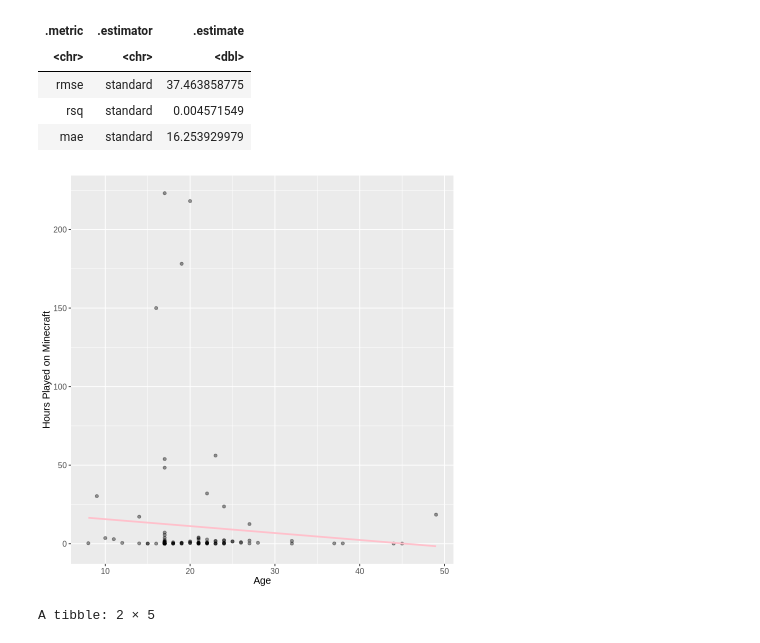
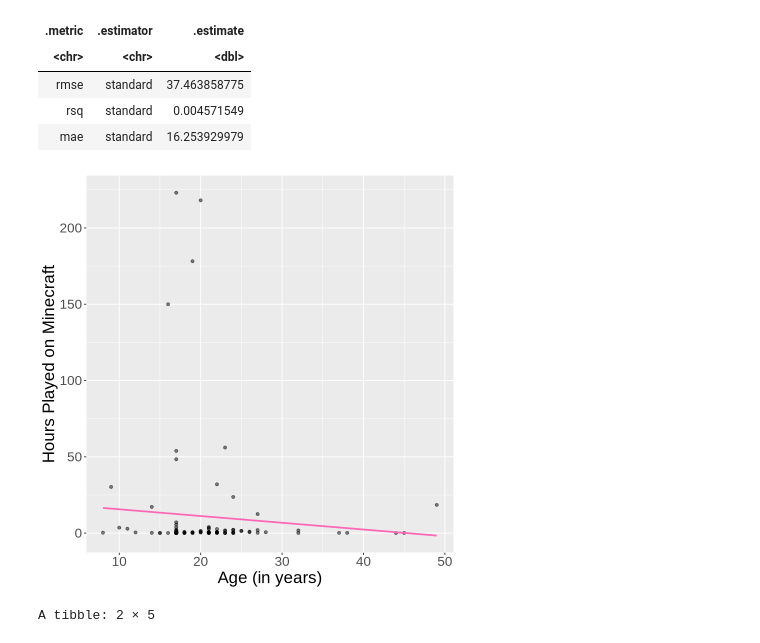
Before and after one commit to cindyttt/dsci-100-2025-final-project, a Jupyter notebook: analysis.ipynb, the cells around one changed output. Cells and saved outputs as stored; diff of their text form; code cells hidden in the pictures.

```diff
--- a/analysis.ipynb
+++ b/analysis.ipynb
@@ -160,18 +160,18 @@ Age_preds <- predict(lm_fit, new_data = Age_prediction_grid) |>
   bind_cols(Age_prediction_grid)
 # %%
 lm_plot_final <- ggplot(players_final, aes(x = Age, y = played_hours)) +
-  geom_point(alpha = 0.4) +
+  geom_point(alpha = 0.5) +
   geom_line(data = Age_preds,
             mapping = aes(x = Age, y = .pred),
-            color = "pink",
+            color = "hotpink",
             linewidth = 1) +
-  xlab("Age") +
+  xlab("Age (in years)") +
   ylab("Hours Played on Minecraft") +
-  theme(text = element_text(size = 12))
+  theme(text = element_text(size = 20))
 
 lm_plot_final
 # %% [output]
-[figure, old version]
+[figure, new version]
 # %%
 coeffs <- lm_fit |>
              extract_fit_parsnip() |>
```
Also changed, not shown: parts of 1 cell of this notebook.
